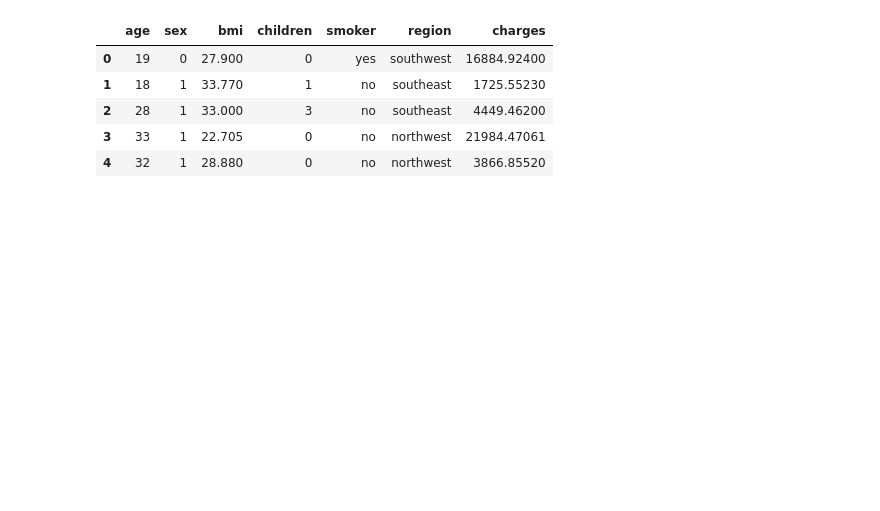
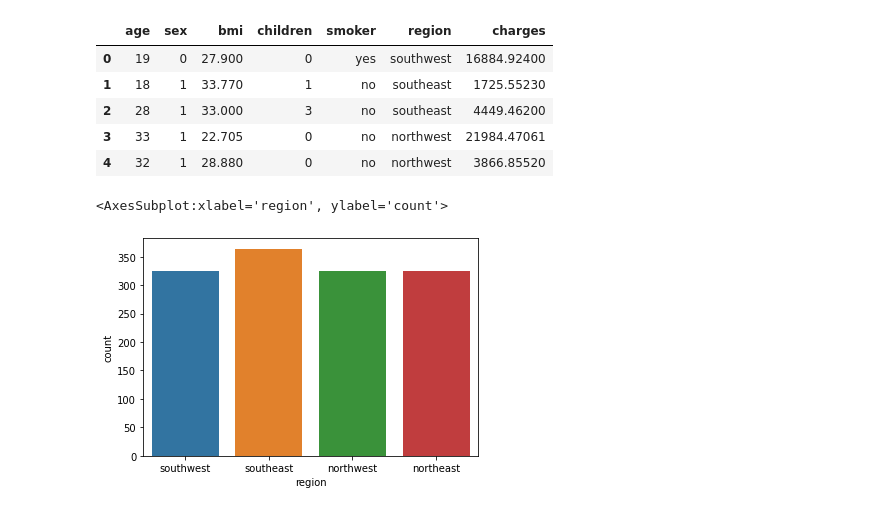
Before and after one commit to DennisChangach/Africa-Data-School-Assignments, a Jupyter notebook: Assigment_7/Assignment_7.ipynb, the cells around one changed output. Cells and saved outputs as stored; diff of their text form; code cells hidden in the pictures; blank space fills up the shorter version.

```diff
--- a/Assigment_7/Assignment_7.ipynb
+++ b/Assigment_7/Assignment_7.ipynb
@@ -95,3 +102,9 @@ insurance_df.head()
 | 2 | 28 | 1 | 33.000 | 3 | no | southeast | 4449.46200 |
 | 3 | 33 | 1 | 22.705 | 0 | no | northwest | 21984.47061 |
 | 4 | 32 | 1 | 28.880 | 0 | no | northwest | 3866.85520 |
+# %%
+#checking the resions
+sns.countplot(insurance_df['region'])
+# %% [output]
+<AxesSubplot:xlabel='region', ylabel='count'>
+[figure, added]
```
Also changed, not shown: parts of 11 cells of this notebook.
